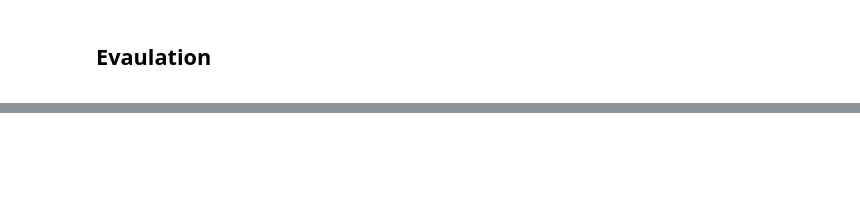
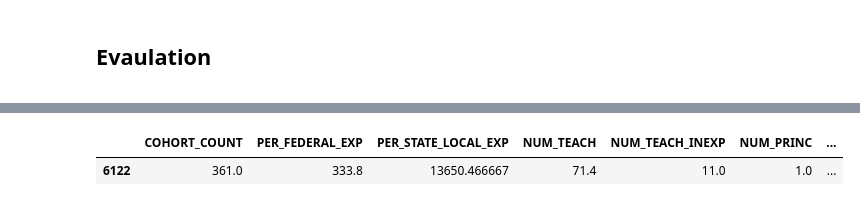
Before and after one commit to derekcaramella/GraduationRatePredictor, a Jupyter notebook: 2022_05_02_Caramella_DSC465_FinalProject_Script.ipynb, the cells around one changed output, grey strips where cells are left out. Cells and saved outputs as stored; diff of their text form; code cells hidden in the pictures; blank space fills up the shorter version.

```diff
--- a/2022_05_02_Caramella_DSC465_FinalProject_Script.ipynb
+++ b/2022_05_02_Caramella_DSC465_FinalProject_Script.ipynb
@@ -709,0 +816,5 @@ PCA Explained Variance: 0.702
+# %%
+mesh_grid_array[(mesh_grid_array['predictions'] > 97)]
+# %% [output]
+|  | COHORT_COUNT | PER_FEDERAL_EXP | PER_STATE_LOCAL_EXP | NUM_TEACH | NUM_TEACH_INEXP | NUM_PRINC | ... |
+| 6122 | 361.0 | 333.8 | 13650.466667 | 71.4 | 11.0 | 1.0 | ... |
```
Also changed, not shown: parts of 14 cells of this notebook.
